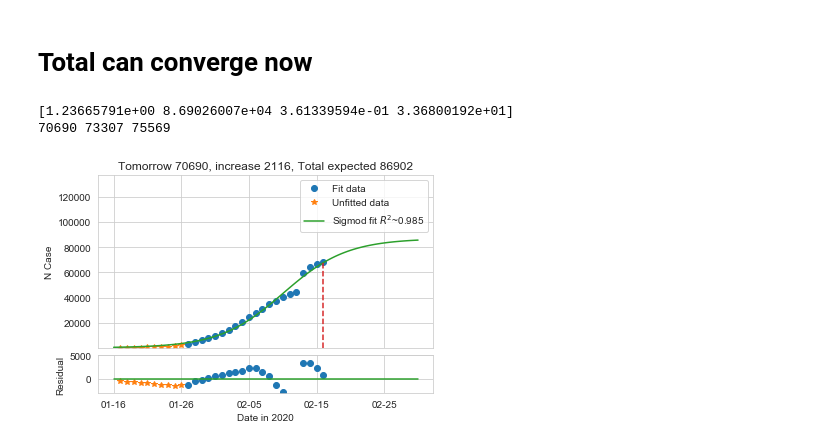
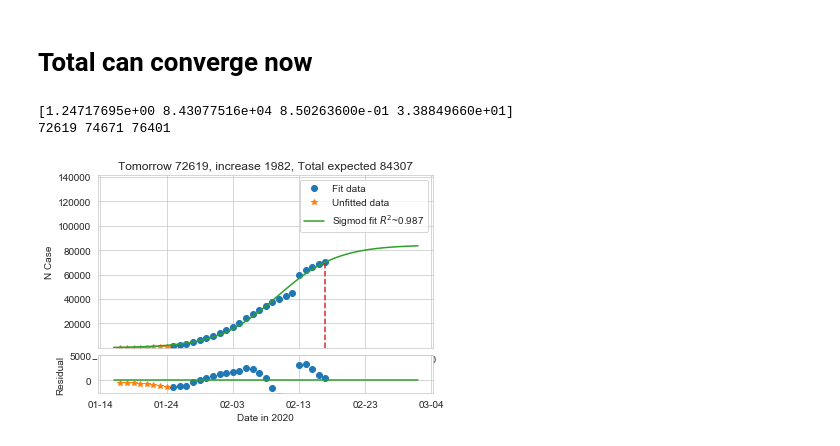
Before and after one commit to tongbaojia/vr_2020, a Jupyter notebook: Virus.ipynb, the cells around one changed output. Cells and saved outputs as stored; diff of their text form; code cells hidden in the pictures.

```diff
--- a/Virus.ipynb
+++ b/Virus.ipynb
@@ -38,10 +38,11 @@ c = [
     15140, # without change 13332
     4040,
     2644,
-    2008
+    2018,
+    2053
 ]
 # %%
-tmr_date = "2_16_2020"
+tmr_date = "2_17_2020"
 # %% [markdown]
 # Standard Imports
 # %%
@@ -163,7 +164,7 @@ def sigmoid(x, a, n, b, c):
 
 def prediction(my_func, name="sigmoid"):
     # initial guess for curve fit coefficients
-    starting_index = 10
+    starting_index = 8
     x_prev_data = np.arange(-starting_index + 1, 1)
     y_prev_data = np.array(total[:starting_index])
     xdata = np.arange(1, len(total[starting_index:])+1)
@@ -203,33 +204,33 @@ def prediction(my_func, name="sigmoid"):
     ax1.set_ylim(1, total[-1] * 2)
     ax1.legend(loc='best')
     # ax1.set_xticks([])
     # ax1.set_xlabel('Date')
     ax1.set_ylabel('N Case')
 
     residuals = ydata - my_func(xdata, *popt)
     prev_residuals = y_prev_data - my_func(x_prev_data, *popt)
     ax2.plot(xdata, residuals, 'o', label='residuals')
     ax2.plot(x_prev_data, prev_residuals, '*', label='prev residuals')
     ax2.plot(x, np.zeros(len(x)))
     ax2.set_ylim(min(prev_residuals) * 2, 5000)
     ax2.set_xlabel('Date in 2020')
     ax2.set_ylabel('Residual')
     x_ticks = ax2.get_xticks()
     # print(x_ticks)
     current_day = len(total) - starting_index
     # correct time difference
     current_date = date.today() + timedelta(days=1)
     date_ticks = []
     for x_tick in x_ticks:
         date_ticks.append(current_date + timedelta(days=x_tick - current_day))
     date_ticks = [i.strftime('%m-%d') for i in date_ticks]
     # print(date_ticks)
     ax2.set_xticklabels(date_ticks)
     plt.savefig('Plots/{}_{}.png'.format(tmr_date, name), dpi=300)
     plt.show()
 
 prediction(sigmoid, "sigmoid")
 # %% [output]
-[1.23665791e+00 8.69026007e+04 3.61339594e-01 3.36800192e+01]
-70690 73307 75569
+[1.24717695e+00 8.43077516e+04 8.50263600e-01 3.38849660e+01]
+72619 74671 76401
-[figure, old version]
+[figure, new version]
```
Also changed, not shown: parts of 2 cells of this notebook, 3 other files.
